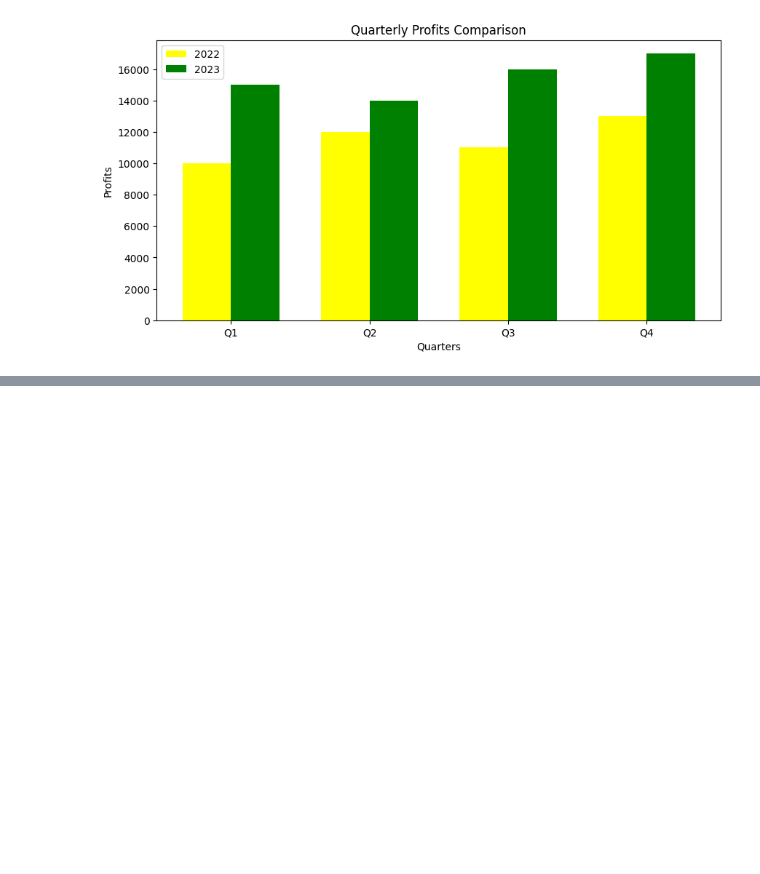
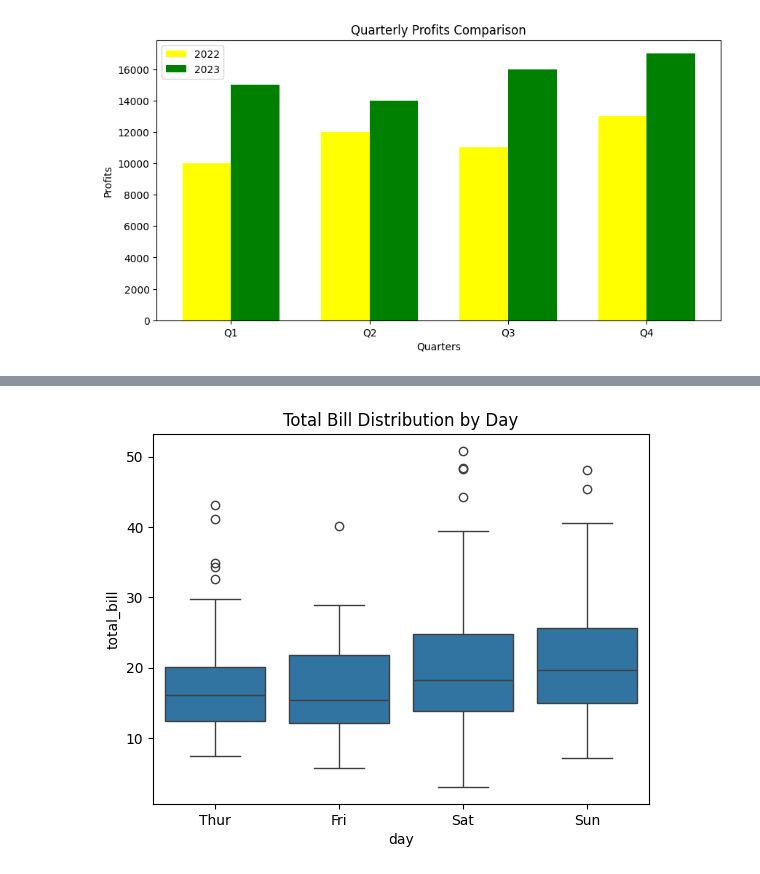
Before and after one commit to hnadigwe/Data-Analytics, a Jupyter notebook: Dataviz_Practice_with_Jupyter.ipynb, the cells around one changed output, grey strips where cells are left out. Drawn from its saved outputs; the diff is of its cells as text; code cells hidden in the pictures; blank space fills up the shorter version.

```diff
--- a/Dataviz_Practice_with_Jupyter.ipynb
+++ b/Dataviz_Practice_with_Jupyter.ipynb
@@ -140,0 +151,7 @@ plt.show()
+# %%
+# Creating a Box Plot
+sns.boxplot(x="day", y="total_bill", data=tips)
+plt.title("Total Bill Distribution by Day")
+plt.show()
+# %% [output]
+[figure, added]
```
Also changed, not shown: parts of 3 cells of this notebook.
